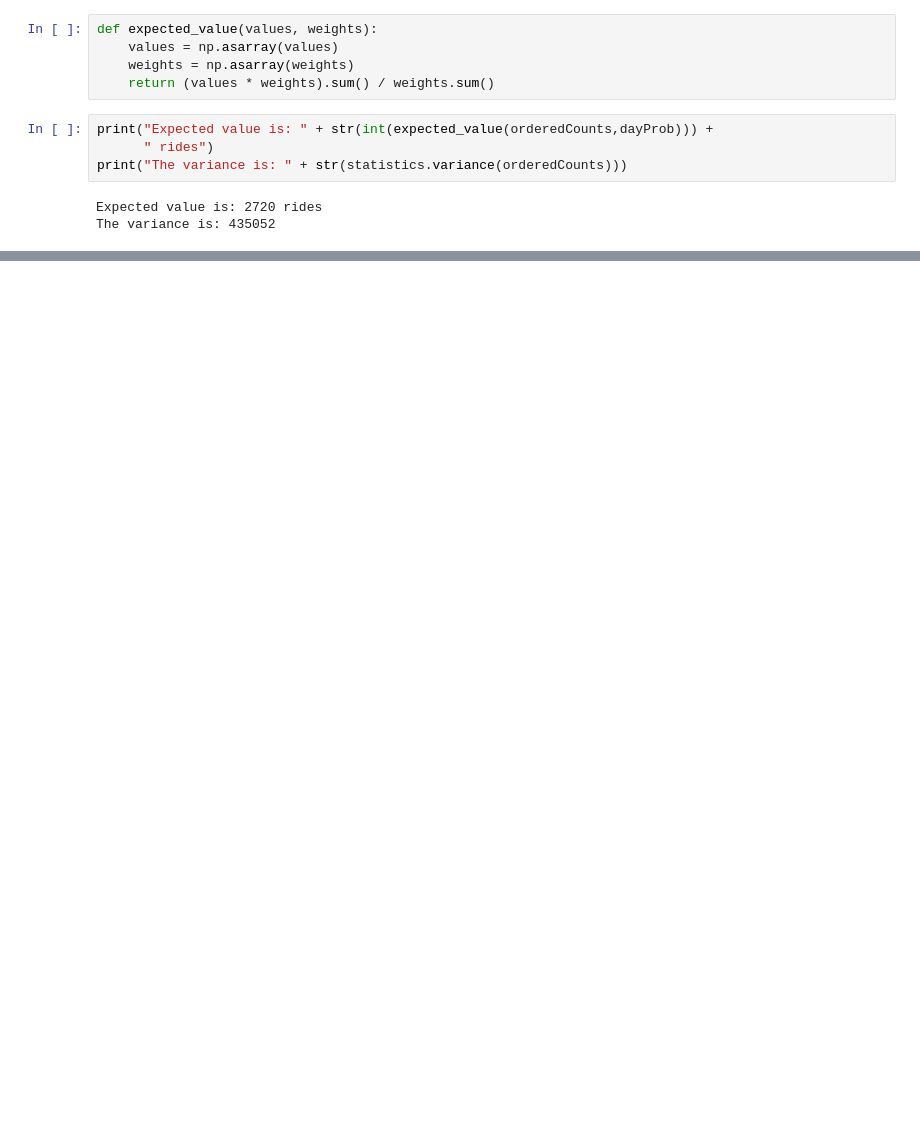
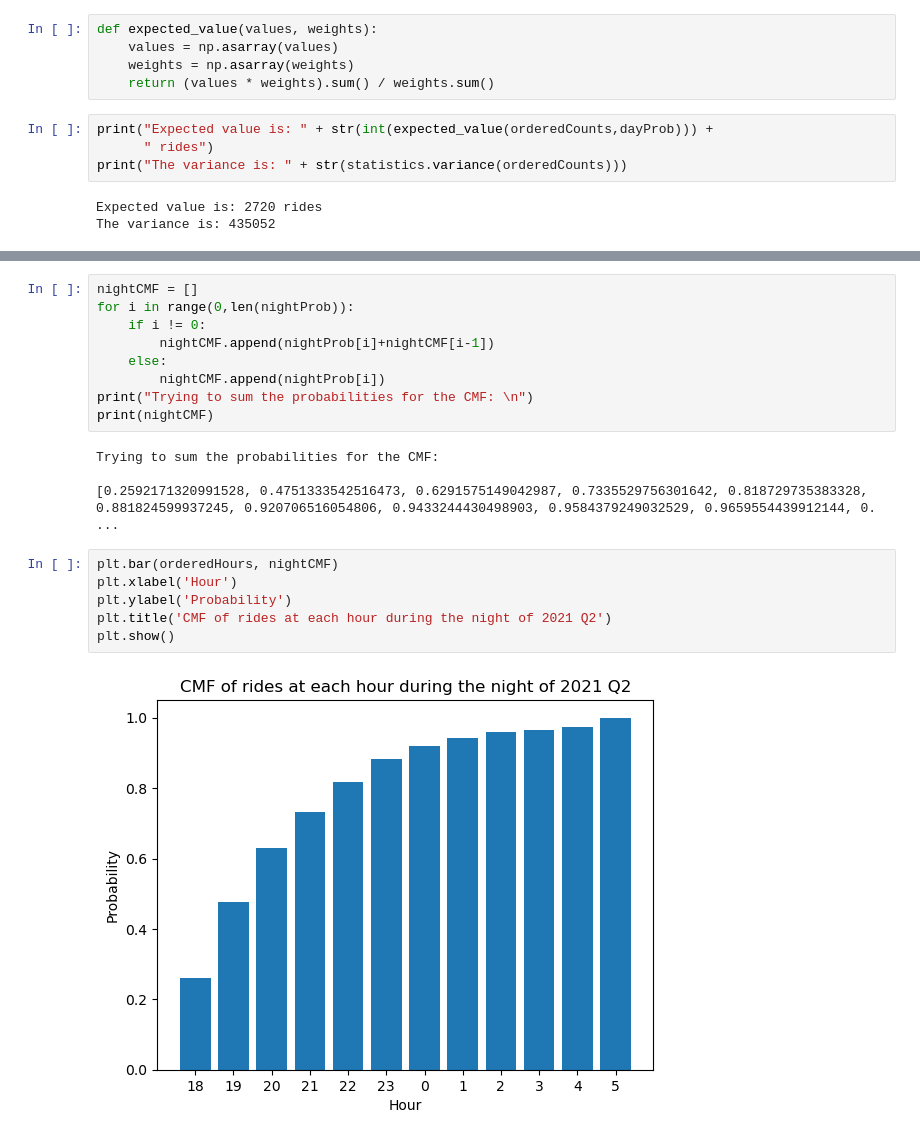
Before and after one commit to MiguelAcostaDelVecchio/RandomProcesses, a Jupyter notebook: Week6/Project1/MiguelProject1.ipynb, the cells around one changed output, grey strips where cells are left out. Cells and saved outputs as stored; diff of their text form; blank space fills up the shorter version.

```diff
--- a/Week6/Project1/MiguelProject1.ipynb
+++ b/Week6/Project1/MiguelProject1.ipynb
@@ -190,0 +295,21 @@ The variance is: 435052
+# %%
+nightCMF = []
+for i in range(0,len(nightProb)):
+    if i != 0:
+        nightCMF.append(nightProb[i]+nightCMF[i-1])
+    else:
+        nightCMF.append(nightProb[i])
+print("Trying to sum the probabilities for the CMF: \n")
+print(nightCMF)
+# %% [output]
+Trying to sum the probabilities for the CMF:
+
+[0.2592171320991528, 0.4751333542516473, 0.6291575149042987, 0.7335529756301642, 0.818729735383328, 0.881824599937245, 0.920706516054806, 0.9433244430498903, 0.9584379249032529, 0.9659554439912144, 0. ...
+# %%
+plt.bar(orderedHours, nightCMF)
+plt.xlabel('Hour')
+plt.ylabel('Probability')
+plt.title('CMF of rides at each hour during the night of 2021 Q2')
+plt.show()
+# %% [output]
+[figure, added]
```
Also changed, not shown: parts of 19 cells of this notebook.
